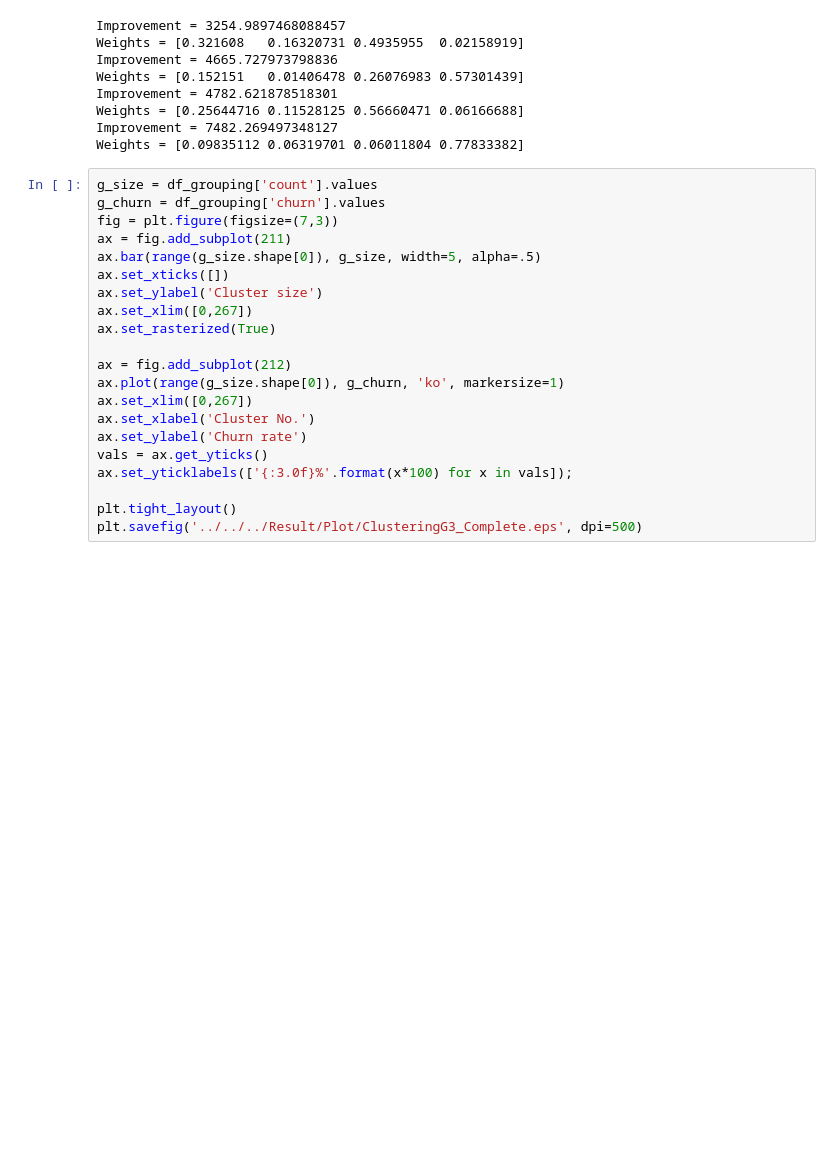
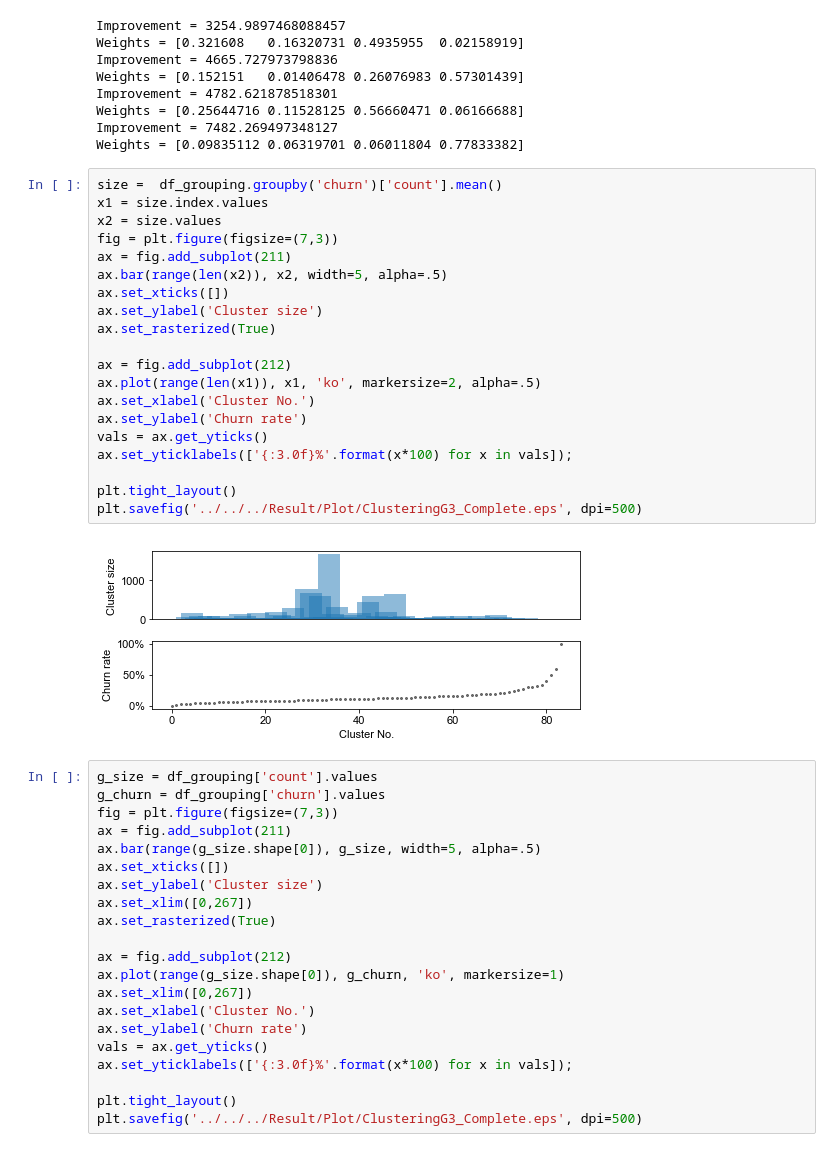
Before and after one commit to vicaws/Whizz, a Jupyter notebook: Code/Churn/Churn/NB_ReportFigures.ipynb, the cells around one changed output. Drawn from its saved outputs; the diff is of its cells as text; blank space fills up the shorter version.

```diff
--- a/Code/Churn/Churn/NB_ReportFigures.ipynb
+++ b/Code/Churn/Churn/NB_ReportFigures.ipynb
@@ -572,6 +572,28 @@ Improvement = 4782.621878518301
 Weights = [0.25644716 0.11528125 0.56660471 0.06166688]
 Improvement = 7482.269497348127
 Weights = [0.09835112 0.06319701 0.06011804 0.77833382]
+# %%
+size =  df_grouping.groupby('churn')['count'].mean()
+x1 = size.index.values
+x2 = size.values
+fig = plt.figure(figsize=(7,3))
+ax = fig.add_subplot(211)
+ax.bar(range(len(x2)), x2, width=5, alpha=.5)
+ax.set_xticks([])
+ax.set_ylabel('Cluster size')
+ax.set_rasterized(True)
+
+ax = fig.add_subplot(212)
+ax.plot(range(len(x1)), x1, 'ko', markersize=2, alpha=.5)
+ax.set_xlabel('Cluster No.')
+ax.set_ylabel('Churn rate')
+vals = ax.get_yticks()
+ax.set_yticklabels(['{:3.0f}%'.format(x*100) for x in vals]);
+
+plt.tight_layout()
+plt.savefig('../../../Result/Plot/ClusteringG3_Complete.eps', dpi=500)
+# %% [output]
+[figure, added]
 # %%
 g_size = df_grouping['count'].values
 g_churn = df_grouping['churn'].values
```
Also changed, not shown: parts of 1 cell of this notebook, 27 other files.
